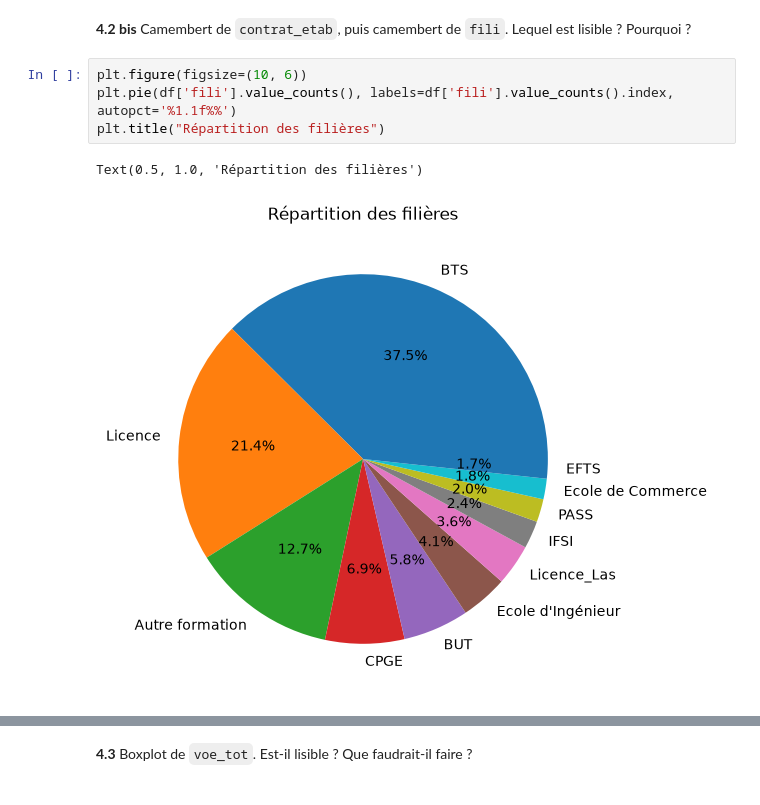
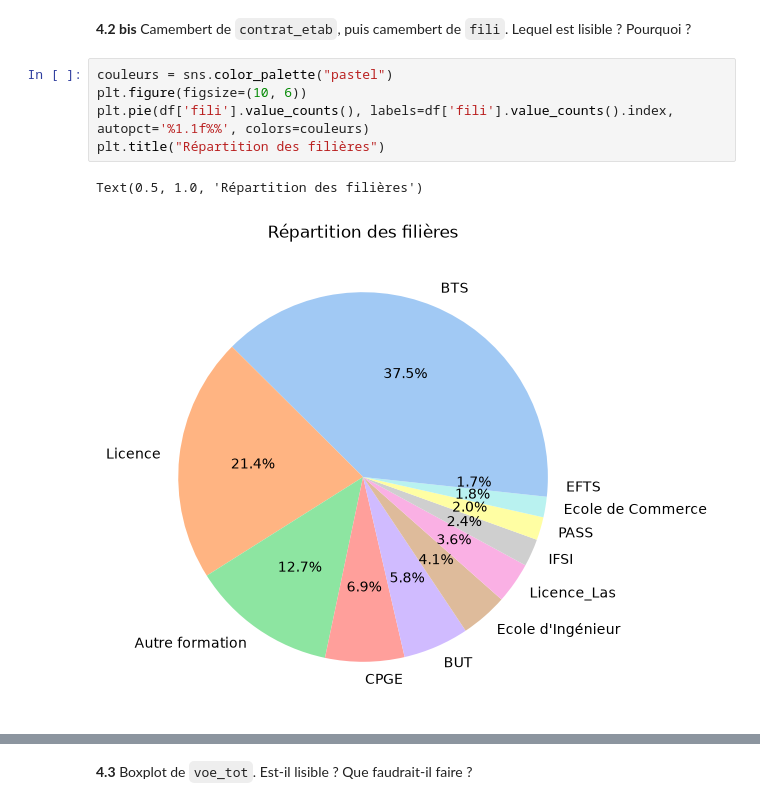
Before and after one commit to Mickael-C21/Analyse_univariee_bivariee, a Jupyter notebook: TP_Parcoursup.ipynb, the cells around one changed output, grey strips where cells are left out. Drawn from its saved outputs; the diff is of its cells as text.

```diff
--- a/TP_Parcoursup.ipynb
+++ b/TP_Parcoursup.ipynb
@@ -309,9 +317,10 @@ Text(0.5, 1.0, 'Histogramme de voe_tot')
 # %% [markdown]
 **4.2 bis** Camembert de `contrat_etab`, puis camembert de `fili`. Lequel est lisible ? Pourquoi ?
 # %%
+couleurs = sns.color_palette("pastel")
 plt.figure(figsize=(10, 6))
-plt.pie(df['fili'].value_counts(), labels=df['fili'].value_counts().index, autopct='%1.1f%%')
+plt.pie(df['fili'].value_counts(), labels=df['fili'].value_counts().index, autopct='%1.1f%%', colors=couleurs)
 plt.title("Répartition des filières")
 # %% [output]
 Text(0.5, 1.0, 'Répartition des filières')
-[figure, old version]
+[figure, new version]
```
Also changed, not shown: parts of 8 cells of this notebook.
